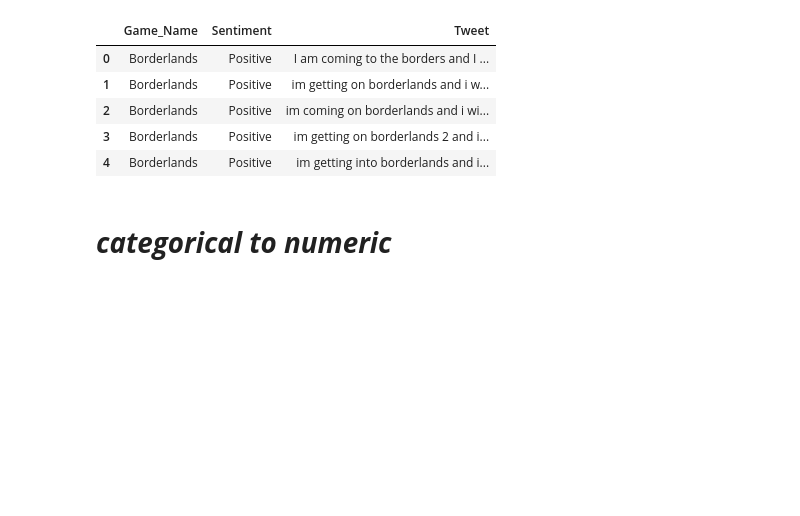
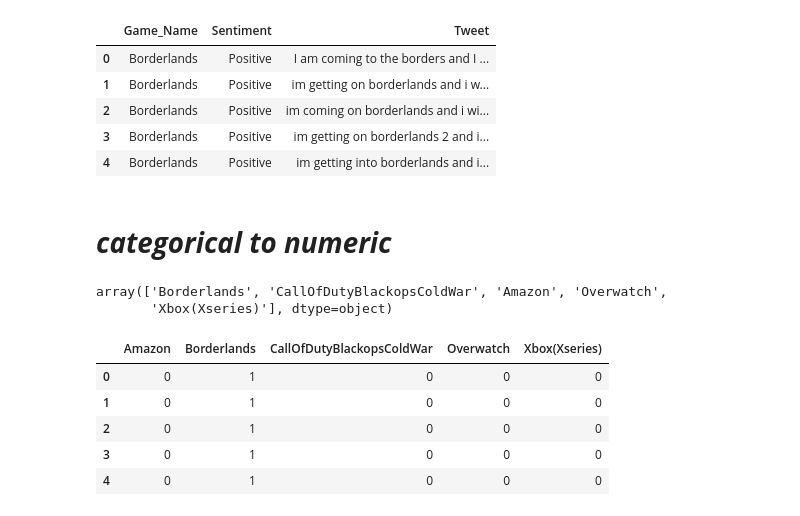
Before and after one commit to JARIN-TIAS/NLP_basic_for_myself, a Jupyter notebook: twitter_sentiment_analysis.ipynb, the cells around one changed output. Cells and saved outputs as stored; diff of their text form; code cells hidden in the pictures; blank space fills up the shorter version.

```diff
--- a/twitter_sentiment_analysis.ipynb
+++ b/twitter_sentiment_analysis.ipynb
@@ -114,3 +114,18 @@ df2.head()
 | 4 | Borderlands | Positive | im getting into borderlands and i... |
 # %% [markdown]
 # ***categorical to numeric***
+# %%
+df2.Game_Name.unique()
+# %% [output]
+array(['Borderlands', 'CallOfDutyBlackopsColdWar', 'Amazon', 'Overwatch',
+       'Xbox(Xseries)'], dtype=object)
+# %%
+game_df = pd.get_dummies(df2.Game_Name).astype(int)
+game_df.head()
+# %% [output]
+|  | Amazon | Borderlands | CallOfDutyBlackopsColdWar | Overwatch | Xbox(Xseries) |
+| 0 | 0 | 1 | 0 | 0 | 0 |
+| 1 | 0 | 1 | 0 | 0 | 0 |
+| 2 | 0 | 1 | 0 | 0 | 0 |
+| 3 | 0 | 1 | 0 | 0 | 0 |
+| 4 | 0 | 1 | 0 | 0 | 0 |
```
